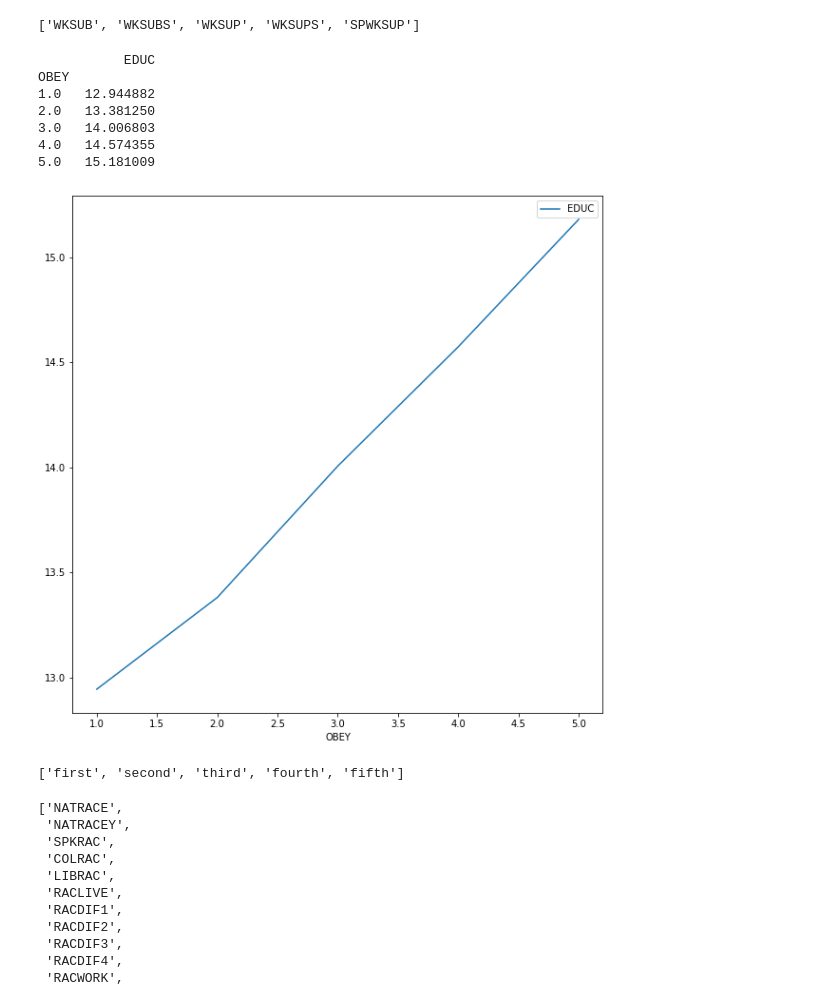
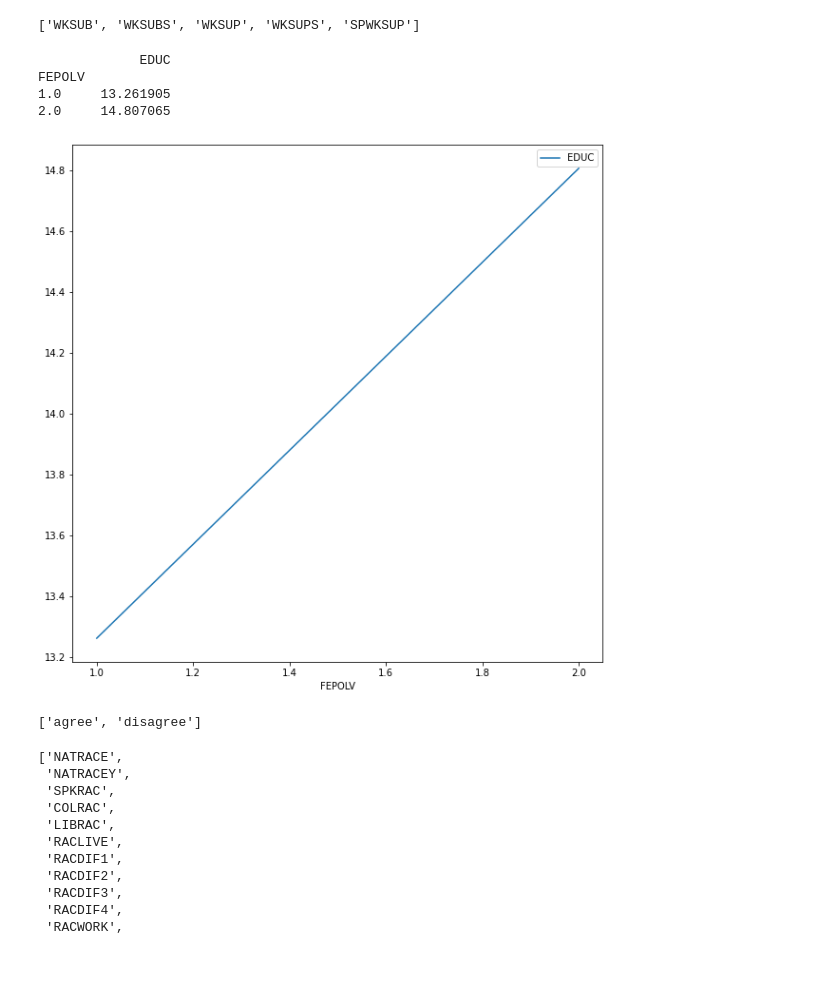
Before and after one commit to donjpierce/cra, a Jupyter notebook: notebooks/2021-11-23-gss-exploration/gss.ipynb, the cells around one changed output. Cells and saved outputs as stored; diff of their text form; code cells hidden in the pictures; blank space fills up the shorter version.

```diff
--- a/notebooks/2021-11-gss-exploration/gss.ipynb
+++ b/notebooks/2021-11-23-gss-exploration/gss.ipynb
@@ -198,21 +198,18 @@ print(df[test_col.lower()].cat.categories.to_list())
 # Thou shall not obey (more years of education, less priority for obeying authority)
 # Sociological theory: "Parents are socialized at work and impart onto kid."
 # %%
-test_col = 'OBEY'
+test_col = 'FEPOLV'
 print(educ_sum(gss_df, test_col))
 ax = plot_educ_dist(gss_df, test_col)
 plt.show()
 print(df[test_col.lower()].cat.categories.to_list())
 # %% [output]
-           EDUC
-OBEY
-1.0   12.944882
-2.0   13.381250
-3.0   14.006803
-4.0   14.574355
-5.0   15.181009
+             EDUC
+FEPOLV
+1.0     13.261905
+2.0     14.807065
-[figure, old version]
+[figure, new version]
-['first', 'second', 'third', 'fourth', 'fifth']
+['agree', 'disagree']
 # %%
 [d for d in gss_df.columns if 'RAC' in d]
 # %% [output]
```
Also changed, not shown: parts of 3 cells of this notebook, 6 other files.
